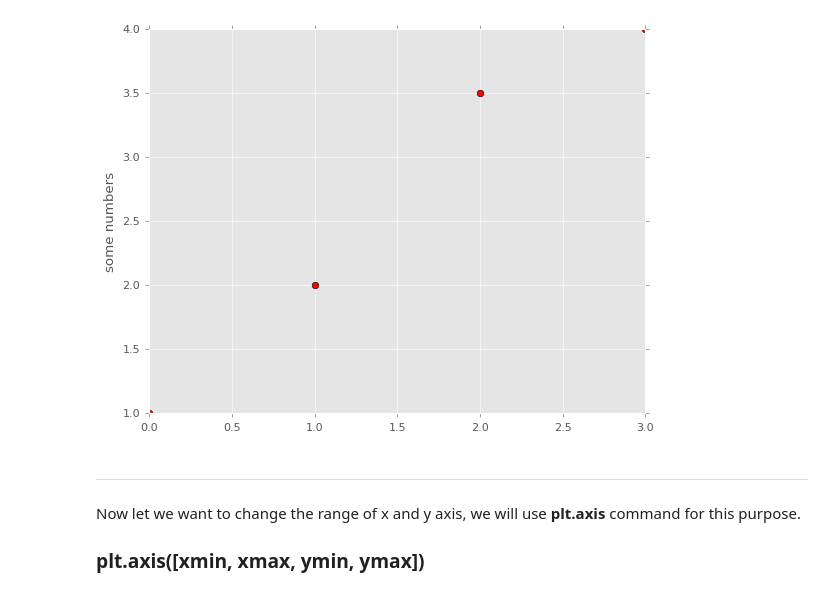
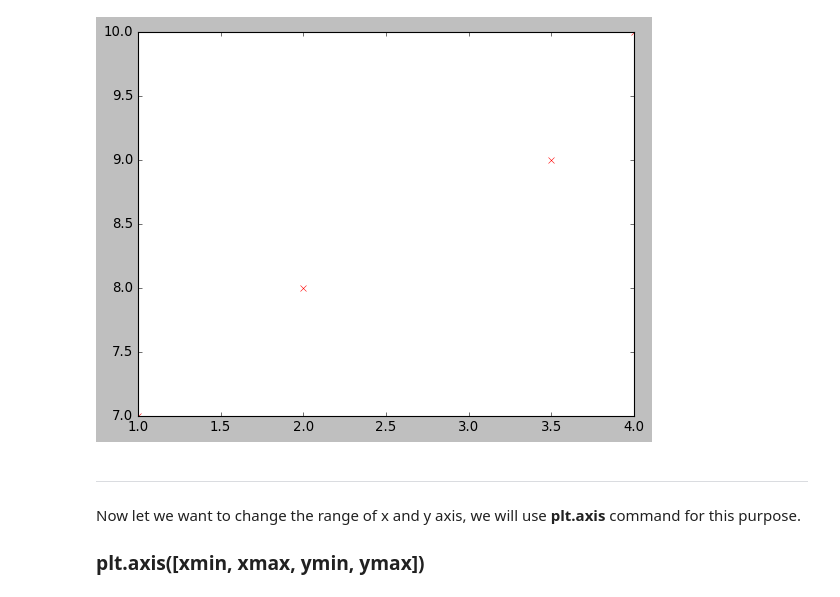
Before and after one commit to amitkvikram/python, a Jupyter notebook: matplotlib.ipynb, the cells around one changed output. Cells and saved outputs as stored; diff of their text form; code cells hidden in the pictures.

```diff
--- a/matplotlib.ipynb
+++ b/matplotlib.ipynb
@@ -28,12 +30,12 @@ Note: *Throughout your code u can write matplotlib.pyplot as plt*
 # %%
 import matplotlib.pyplot as plt
-from matplotlib import style
-plt.style.use('ggplot')
-plt.plot([1,2,3.5,4],'ro')
-plt.ylabel("some numbers")
+# from matplotlib import style
+# plt.style.use('ggplot')
+plt.plot([1,2,3.5,4],[7,8,9,10],'rx')
+# plt.ylabel("some numbers")
 plt.show()
 # %% [output]
-[figure, old version]
+[figure, new version]
 # %%
 %matplotlib inline
 # %% [markdown]
```
Also changed, not shown: parts of 19 cells of this notebook, 3 other files.
